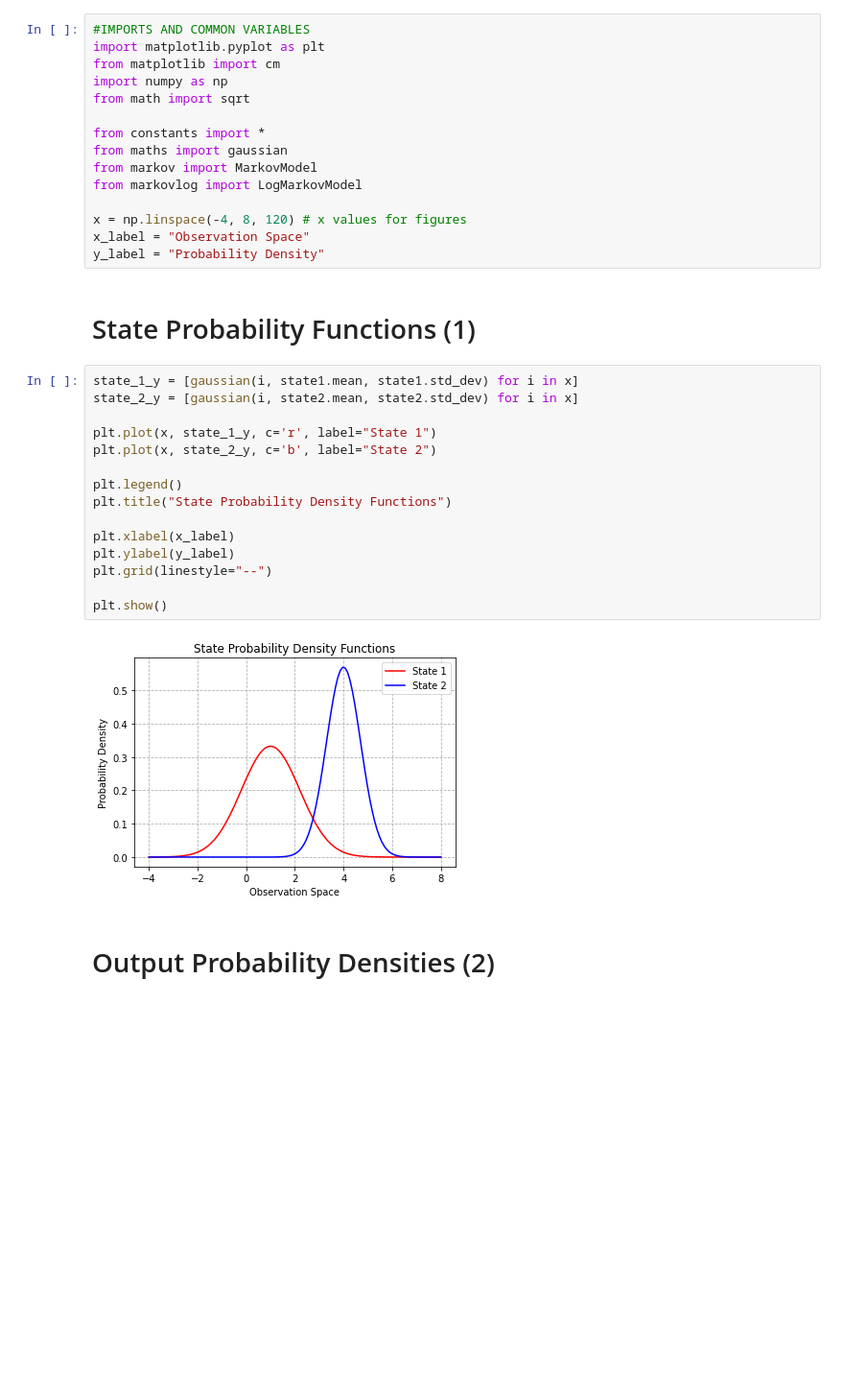
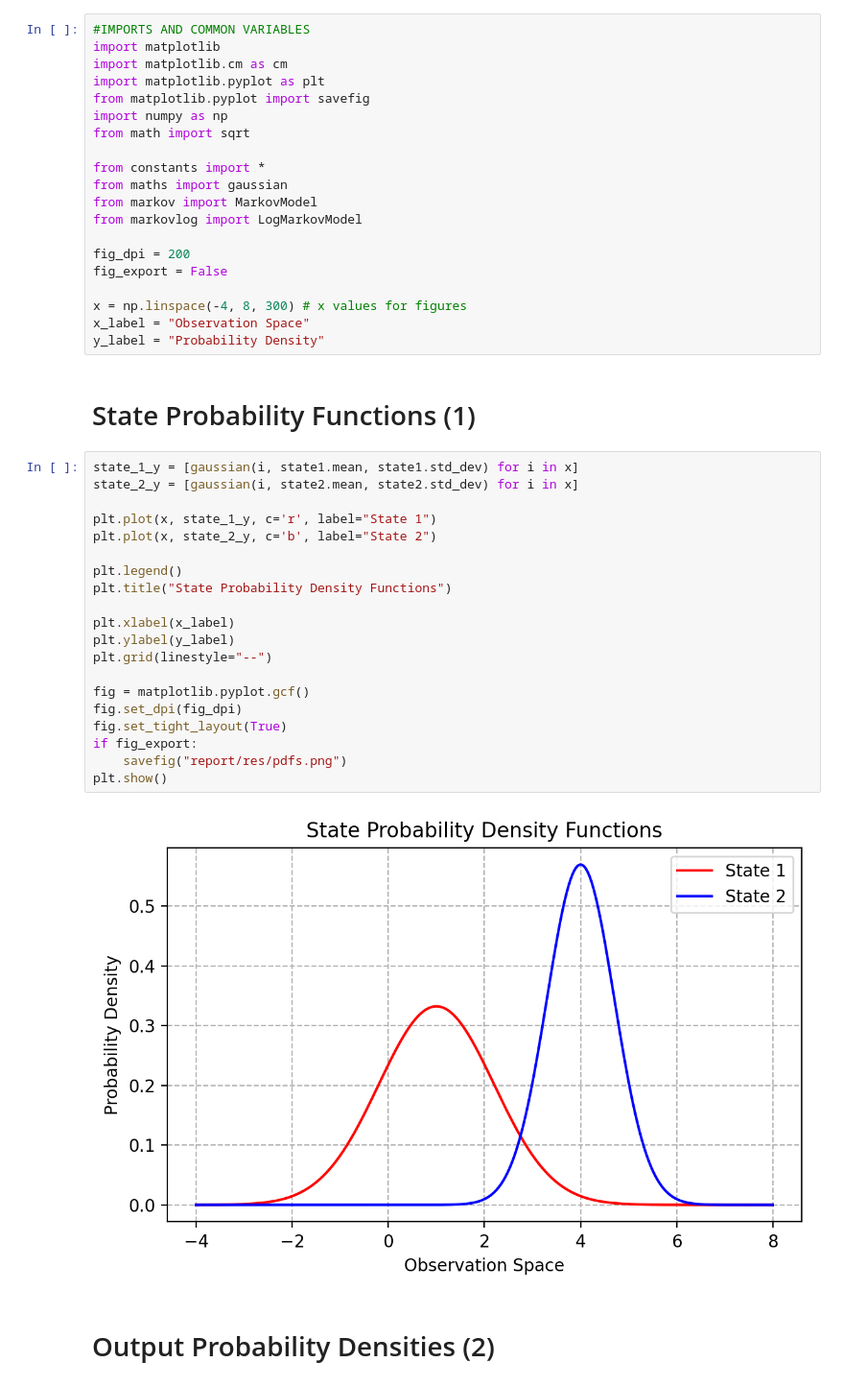
Before and after one commit to Sarsoo/markov-models, a Jupyter notebook: markov.ipynb, the cells around one changed output. Shown at 96% size. Saved outputs shown, nothing was run; the diff lists cells and outputs as text; blank space fills up the shorter version.

Commit message:
gathered resources, working on report

```diff
--- a/markov.ipynb
+++ b/markov.ipynb
@@ -1,7 +1,9 @@
 # %%
 #IMPORTS AND COMMON VARIABLES
+import matplotlib
+import matplotlib.cm as cm
 import matplotlib.pyplot as plt
-from matplotlib import cm
+from matplotlib.pyplot import savefig
 import numpy as np
 from math import sqrt
 
@@ -10,7 +12,10 @@ from maths import gaussian
 from markov import MarkovModel
 from markovlog import LogMarkovModel
 
-x = np.linspace(-4, 8, 120) # x values for figures
+fig_dpi = 200
+fig_export = False
+
+x = np.linspace(-4, 8, 300) # x values for figures
 x_label = "Observation Space"
 y_label = "Probability Density"
 # %% [markdown]
@@ -19,20 +24,25 @@ State Probability Functions (1)
 # %%
 state_1_y = [gaussian(i, state1.mean, state1.std_dev) for i in x]
 state_2_y = [gaussian(i, state2.mean, state2.std_dev) for i in x]
 
 plt.plot(x, state_1_y, c='r', label="State 1")
 plt.plot(x, state_2_y, c='b', label="State 2")
 
 plt.legend()
 plt.title("State Probability Density Functions")
 
 plt.xlabel(x_label)
 plt.ylabel(y_label)
 plt.grid(linestyle="--")
 
+fig = matplotlib.pyplot.gcf()
+fig.set_dpi(fig_dpi)
+fig.set_tight_layout(True)
+if fig_export:
+    savefig("report/res/pdfs.png")
 plt.show()
 # %% [output]
-[figure, old version]
+[figure, new version]
 # %% [markdown]
 Output Probability Densities (2)
 ==========
```
Also changed, not shown: parts of 15 cells of this notebook, 14 other files.
